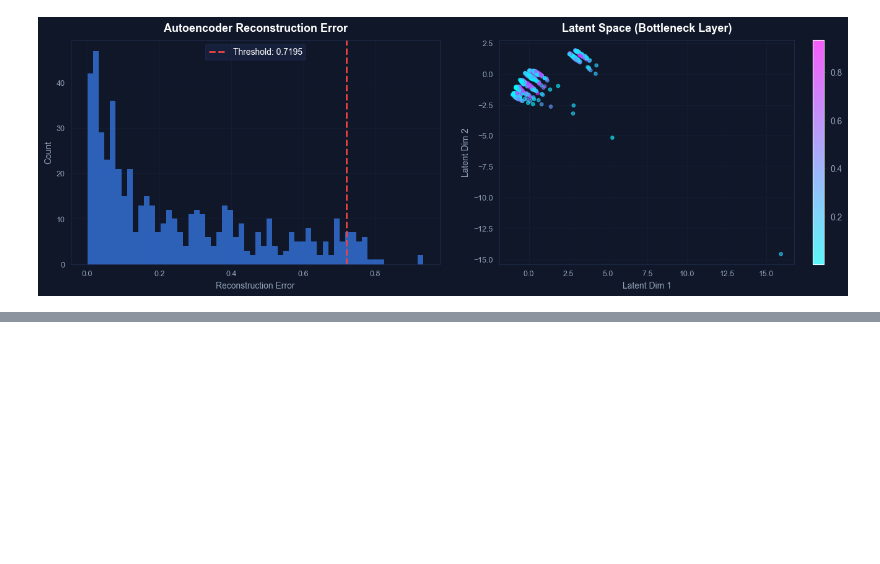
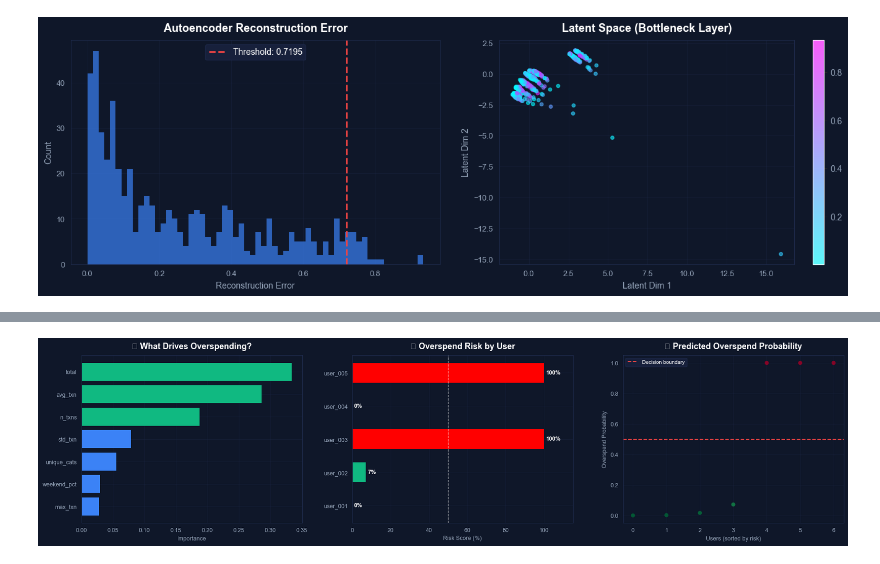
Before and after one commit to moeageli22/FinScope-Ai, a Jupyter notebook: ai-service/notebooks/finscope_ai_analytics.ipynb, the cells around one changed output, grey strips where cells are left out. Cells and saved outputs as stored; diff of their text form; code cells hidden in the pictures; blank space fills up the shorter version.

Commit message:
ML : Predict If User Will Overspend Next Month

```diff
--- a/ai-service/notebooks/finscope_ai_analytics.ipynb
+++ b/ai-service/notebooks/finscope_ai_analytics.ipynb
@@ -1338,3 +1338,99 @@ plt.show()
 🚨 Anomalies detected: 27 (5.0%)
 📏 Threshold: 0.719515
 [figure]
+# %%
+# ─── 🧠 ML: Predict If User Will Overspend Next Month ────────────────────────
+
+from sklearn.ensemble import GradientBoostingClassifier
+from sklearn.model_selection import train_test_split
+from sklearn.metrics import classification_report
+import warnings
+warnings.filterwarnings('ignore')
+
+# ── Feature Engineering ───────────────────────────────────────────────────────
+user_monthly = expenses.groupby(['user_id', 'month']).agg(
+    total        = ('amount', 'sum'),
+    avg_txn      = ('amount', 'mean'),
+    n_txns       = ('amount', 'count'),
+    max_txn      = ('amount', 'max'),
+    std_txn      = ('amount', 'std'),
+    weekend_pct  = ('is_weekend', 'mean'),
+    unique_cats  = ('category', 'nunique'),
+).reset_index().fillna(0)
+
+# label: did user spend MORE than their personal average next month?
+user_monthly = user_monthly.sort_values(['user_id','month'])
+user_monthly['next_total']    = user_monthly.groupby('user_id')['total'].shift(-1)
+user_monthly['personal_avg']  = user_monthly.groupby('user_id')['total'].transform('mean')
+user_monthly['will_overspend'] = (user_monthly['next_total'] > user_monthly['personal_avg']).astype(int)
+user_monthly = user_monthly.dropna(subset=['next_total'])
+
+features = ['total','avg_txn','n_txns','max_txn','std_txn','weekend_pct','unique_cats']
+X = user_monthly[features]
+y = user_monthly['will_overspend']
+
+X_train, X_test, y_train, y_test = train_test_split(X, y, test_size=0.25, random_state=42)
+
+# ── Train Gradient Boosting ───────────────────────────────────────────────────
+gbc = GradientBoostingClassifier(n_estimators=200, learning_rate=0.05,
+                                  max_depth=4, random_state=42)
+gbc.fit(X_train, y_train)
+y_pred = gbc.predict(X_test)
+proba  = gbc.predict_proba(X_test)[:, 1]
+
+print('🎯 Overspend Prediction Model')
+print('─' * 45)
+print(classification_report(y_test, y_pred, target_names=['Normal','Overspend']))
+
+# ── Risk Score per User ───────────────────────────────────────────────────────
+latest = user_monthly.sort_values('month').groupby('user_id').last().reset_index()
+latest['risk_score'] = gbc.predict_proba(latest[features])[:, 1] * 100
+latest['risk_label'] = pd.cut(latest['risk_score'],
+                               bins=[0,30,60,80,100],
+                               labels=['🟢 Safe','🟡 Watch','🟠 At Risk','🔴 Danger'])
+
+print('\n💳 User Overspend Risk Scores:')
+print('─' * 45)
+for _, row in latest.sort_values('risk_score', ascending=False).iterrows():
+    bar = '█' * int(row['risk_score'] // 10) + '░' * (10 - int(row['risk_score'] // 10))
+    print(f"  {row['risk_label']}  {row['user_id']}  [{bar}] {row['risk_score']:.1f}%")
+
+# ── Visualize ─────────────────────────────────────────────────────────────────
+fig, axes = plt.subplots(1, 3, figsize=(18, 5), facecolor=BG)
+
+# Plot 1: Feature Importance
+ax1 = axes[0]; ax1.set_facecolor(BG)
+importances = pd.Series(gbc.feature_importances_, index=features).sort_values()
+colors_imp  = [GREEN if v > importances.median() else BLUE for v in importances]
+ax1.barh(importances.index, importances.values, color=colors_imp, edgecolor='none')
+ax1.set_xlabel('Importance', color=TEXT, fontsize=9)
+finscope_style(ax1, fig, '🔍 What Drives Overspending?')
+
+# Plot 2: Risk Score per User
+ax2 = axes[1]; ax2.set_facecolor(BG)
+risk_colors = latest['risk_score'].apply(
+    lambda x: GREEN if x < 30 else YELLOW if x < 60 else RED if x < 80 else '#ff0000')
+bars = ax2.barh(latest['user_id'], latest['risk_score'],
+                color=risk_colors, edgecolor='none', height=0.6)
+ax2.axvline(50, color=WHITE, linewidth=1, linestyle='--', alpha=0.5)
+for bar, val in zip(bars, latest['risk_score']):
+    ax2.text(bar.get_width() + 1, bar.get_y() + bar.get_height()/2,
+             f'{val:.0f}%', va='center', color=WHITE, fontsize=9, fontweight='bold')
+ax2.set_xlim(0, 115)
+ax2.set_xlabel('Risk Score (%)', color=TEXT, fontsize=9)
+finscope_style(ax2, fig, '🚨 Overspend Risk by User')
+
+# Plot 3: Predicted vs Actual
+ax3 = axes[2]; ax3.set_facecolor(BG)
+ax3.scatter(range(len(proba)), sorted(proba),
+            c=sorted(proba), cmap='RdYlGn_r', s=40, alpha=0.8, edgecolors='none')
+ax3.axhline(0.5, color=RED, linewidth=1.5, linestyle='--', label='Decision boundary')
+ax3.set_xlabel('Users (sorted by risk)', color=TEXT, fontsize=9)
+ax3.set_ylabel('Overspend Probability', color=TEXT, fontsize=9)
+ax3.legend(facecolor=PANEL, edgecolor=BORDER, labelcolor=WHITE, fontsize=8)
+finscope_style(ax3, fig, '📊 Predicted Overspend Probability')
+
+plt.tight_layout(pad=2.5)
+plt.savefig('finscope_overspend_prediction.png', dpi=160, bbox_inches='tight', facecolor=BG)
+plt.show()
+# %% [output]
@@ -1340,0 +1456 @@ plt.show()
+[figure, added]
```
Also changed, not shown: parts of 1 cell of this notebook.
